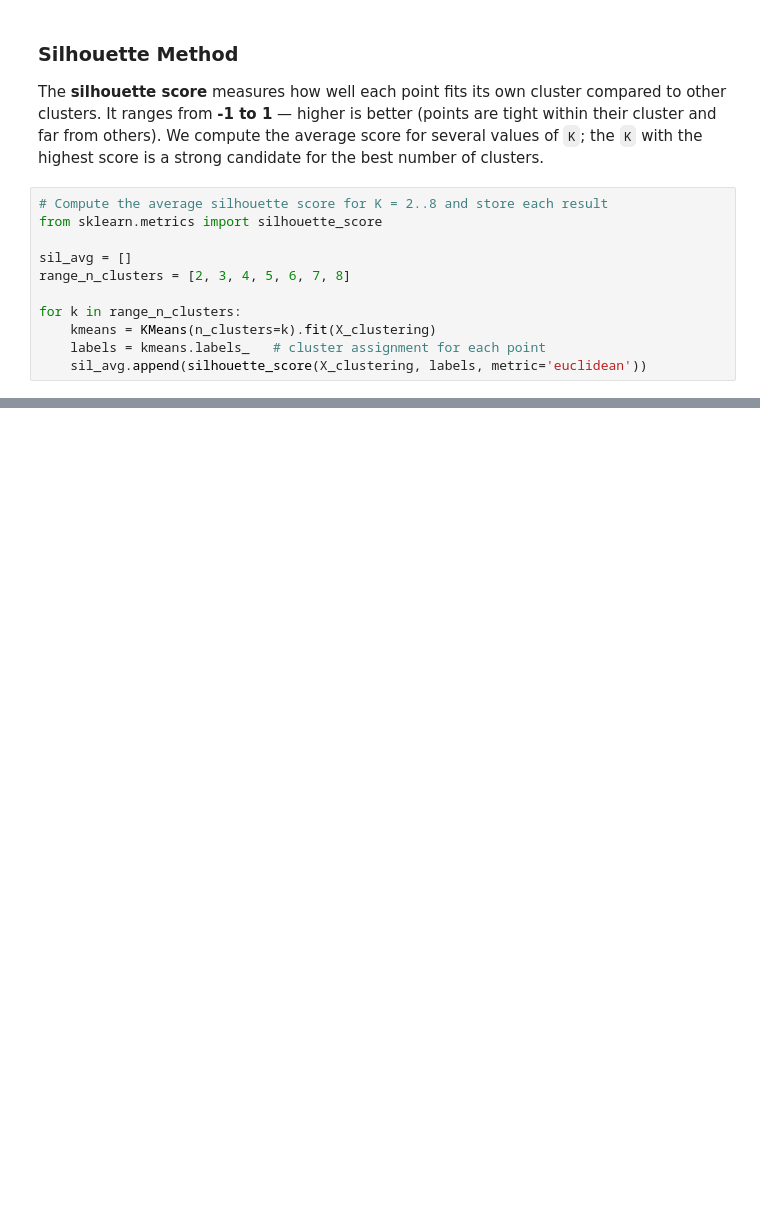
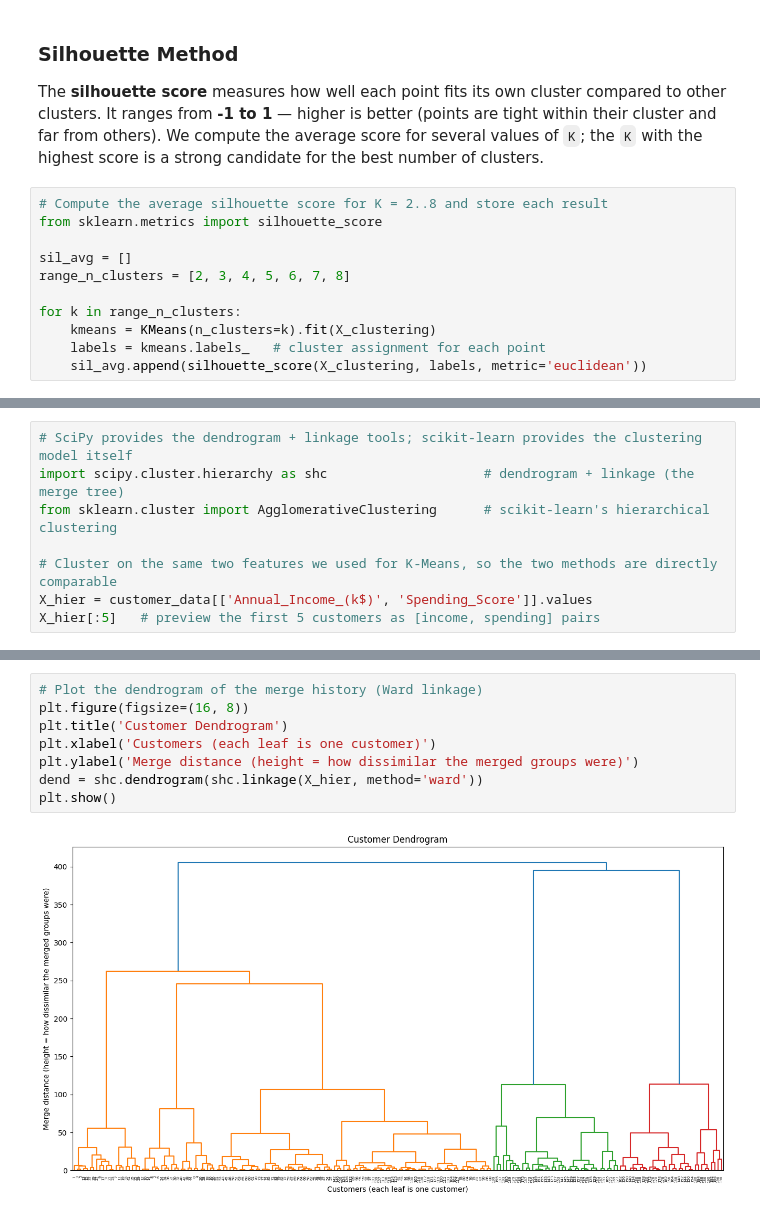
Before and after one commit to souadkhalifeh/AI_BUILDERS, a Jupyter notebook: machine_learning/unsupervised_learning/kmeans_scratch_implementation_practice.ipynb, the cells around one changed output, grey strips where cells are left out. Saved outputs shown, nothing was run; the diff lists cells and outputs as text; blank space fills up the shorter version.

```diff
--- a/machine_learning/unsupervised_learning/kmeans_scratch_implementation_practice.ipynb
+++ b/machine_learning/unsupervised_learning/kmeans_scratch_implementation_practice.ipynb
@@ -244,0 +389,8 @@ initial random centroids, and it assumes roughly round, similarly-sized clusters
+# %%
+# SciPy provides the dendrogram + linkage tools; scikit-learn provides the clustering model itself
+import scipy.cluster.hierarchy as shc                    # dendrogram + linkage (the merge tree)
+from sklearn.cluster import AgglomerativeClustering      # scikit-learn's hierarchical clustering
+
+# Cluster on the same two features we used for K-Means, so the two methods are directly comparable
+X_hier = customer_data[['Annual_Income_(k$)', 'Spending_Score']].values
+X_hier[:5]   # preview the first 5 customers as [income, spending] pairs
@@ -244,0 +410,10 @@ initial random centroids, and it assumes roughly round, similarly-sized clusters
+# %%
+# Plot the dendrogram of the merge history (Ward linkage)
+plt.figure(figsize=(16, 8))
+plt.title('Customer Dendrogram')
+plt.xlabel('Customers (each leaf is one customer)')
+plt.ylabel('Merge distance (height = how dissimilar the merged groups were)')
+dend = shc.dendrogram(shc.linkage(X_hier, method='ward'))
+plt.show()
+# %% [output]
+[figure, added]
```
Also changed, not shown: parts of 47 cells of this notebook.
